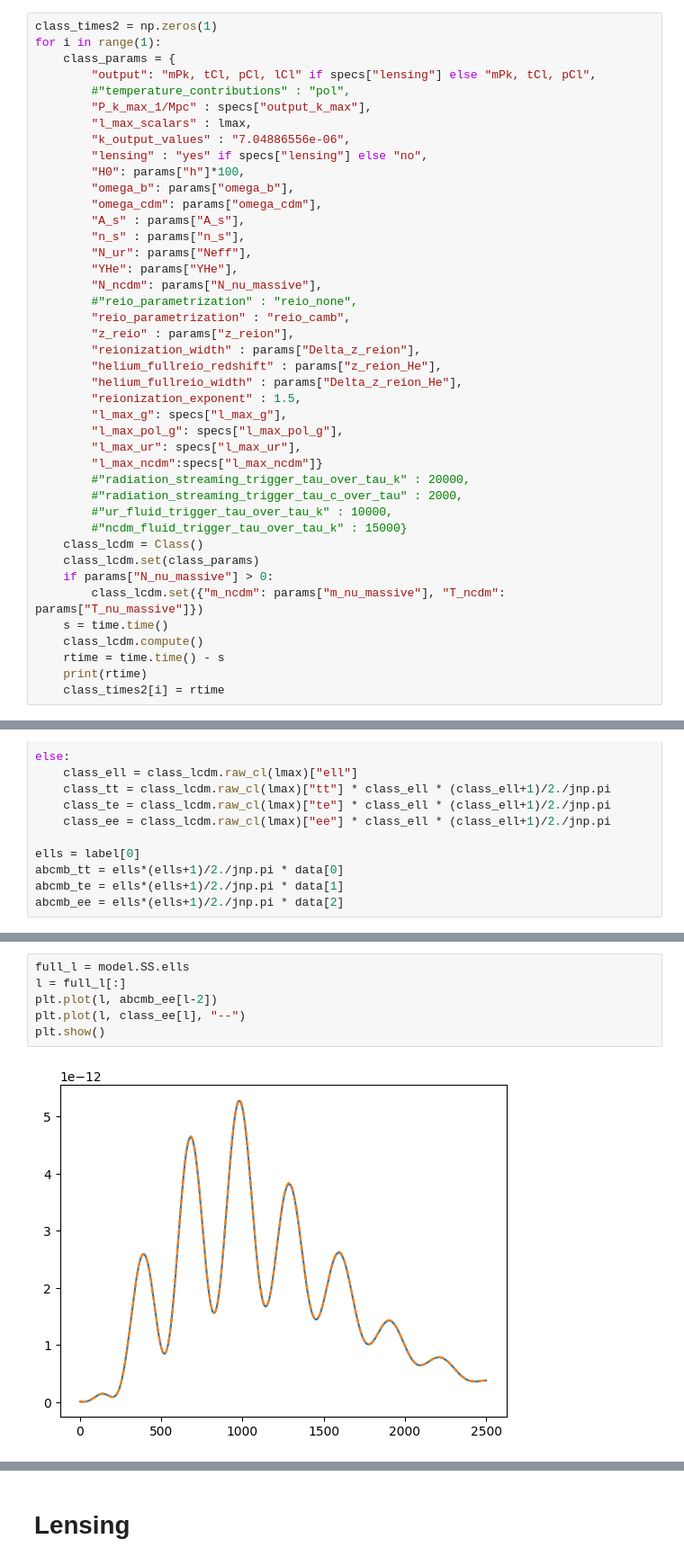
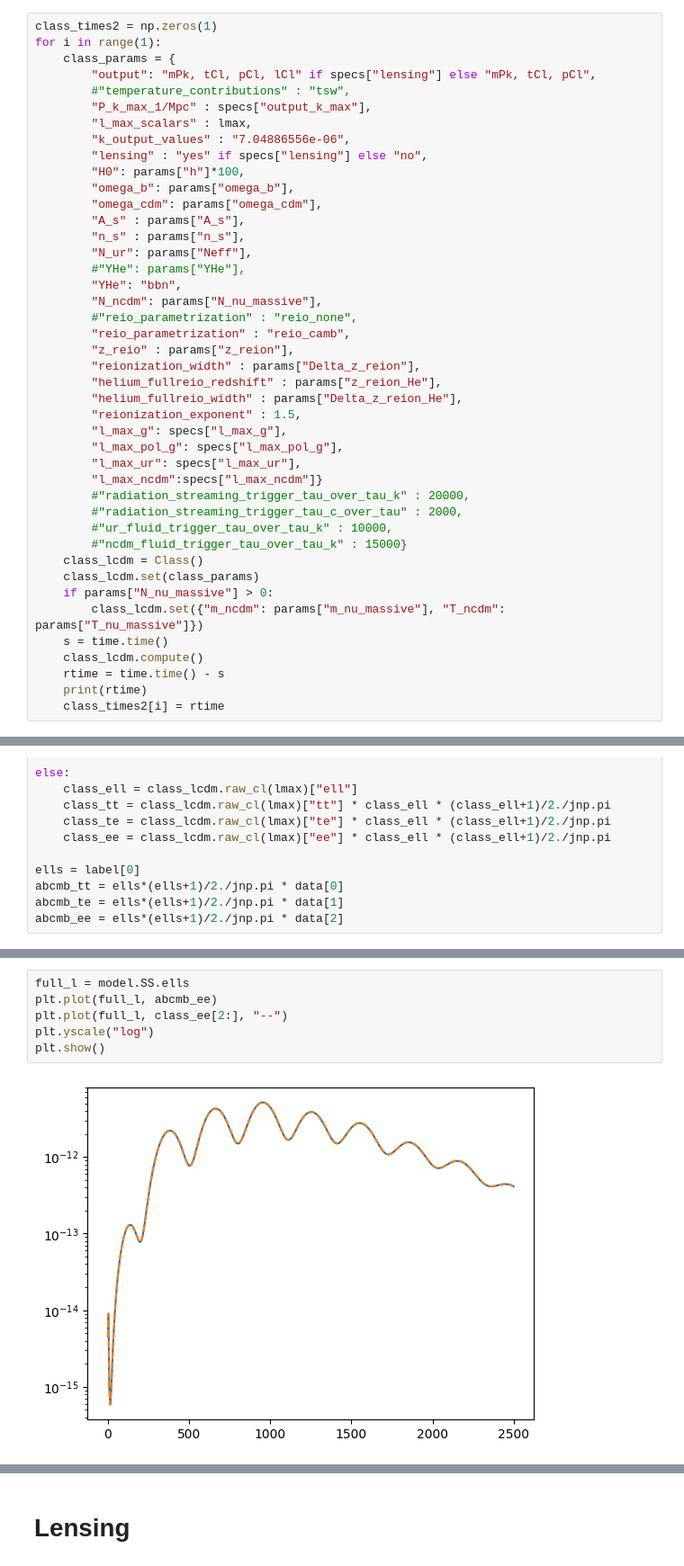
Before and after one commit to cgiovanetti/ABCMB-k, a Jupyter notebook: Module_Tests/spectrum_test.ipynb, the cells around one changed output, grey strips where cells are left out. Shown at 90% size. Drawn from its saved outputs; the diff is of its cells as text.

```diff
--- a/Module_Tests/spectrum_test.ipynb
+++ b/Module_Tests/spectrum_test.ipynb
@@ -542,7 +193,7 @@ class_times2 = np.zeros(1)
 for i in range(1):
     class_params = {
         "output": "mPk, tCl, pCl, lCl" if specs["lensing"] else "mPk, tCl, pCl",
-        #"temperature_contributions" : "pol",
+        #"temperature_contributions" : "tsw",
         "P_k_max_1/Mpc" : specs["output_k_max"],
         "l_max_scalars" : lmax,
         "k_output_values" : "7.04886556e-06",
@@ -553,7 +204,8 @@ for i in range(1):
         "A_s" : params["A_s"],
         "n_s" : params["n_s"],
         "N_ur": params["Neff"],
-        "YHe": params["YHe"],
+        #"YHe": params["YHe"],
+        "YHe": "bbn",
         "N_ncdm": params["N_nu_massive"],
         #"reio_parametrization" : "reio_none",
         "reio_parametrization" : "reio_camb",
@@ -769,9 +408,9 @@ plt.show()
 # %%
 full_l = model.SS.ells
-l = full_l[:]
-plt.plot(l, abcmb_ee[l-2])
-plt.plot(l, class_ee[l], "--")
+plt.plot(full_l, abcmb_ee)
+plt.plot(full_l, class_ee[2:], "--")
+plt.yscale("log")
 plt.show()
 # %% [output]
-[figure, old version]
+[figure, new version]
 # %%
```
Also changed, not shown: parts of 38 cells of this notebook, 10 other files.
